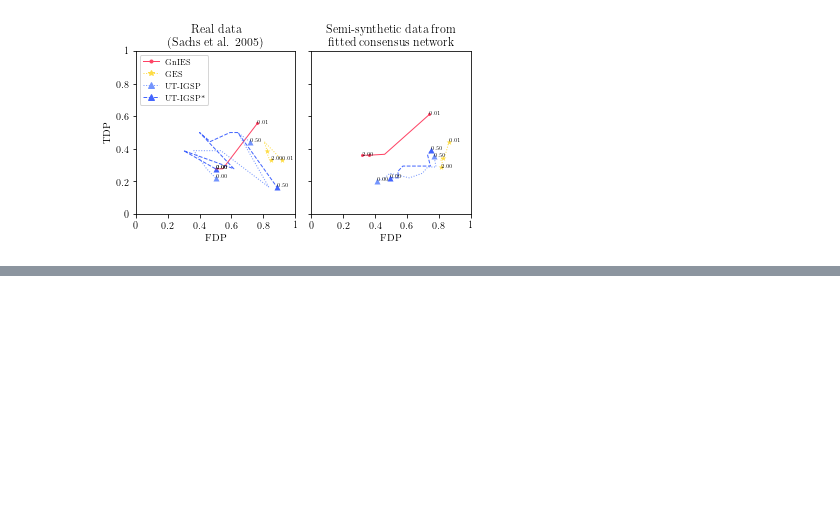
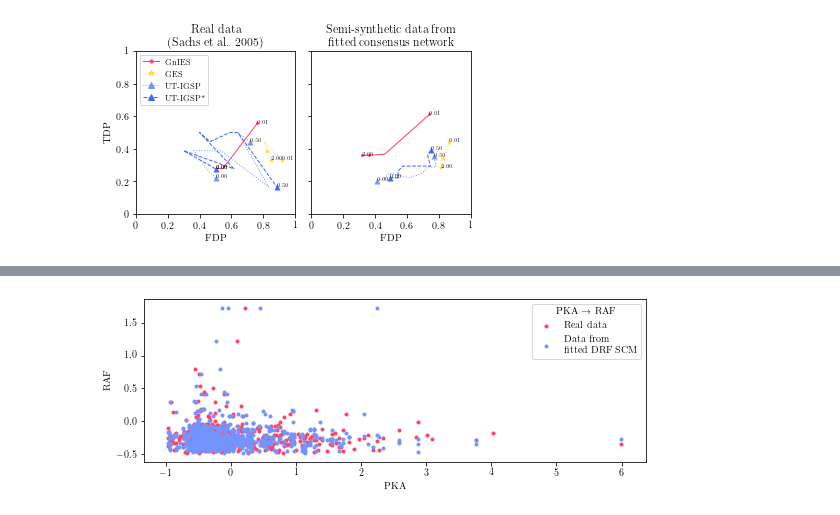
Before and after one commit to juangamella/gnies-paper, a Jupyter notebook: figures_sachs_experiments.ipynb, the cells around one changed output, grey strips where cells are left out. Cells and saved outputs as stored; diff of their text form; code cells hidden in the pictures; blank space fills up the shorter version.

```diff
--- a/figures_sachs_experiments.ipynb
+++ b/figures_sachs_experiments.ipynb
@@ -501,0 +537,20 @@ plt.savefig(filename, bbox_inches='tight')
+# %%
+k = 0
+node2idx = dict((n,i) for i,n in enumerate(sachs.node_names))
+x_node, y_node = 'PKA', 'RAF'
+#x_node, y_node = 'PIP3', 'PLcg'
+#x_node, y_node = 'PLcg', 'PIP2'
+#x_node, y_node = 'PKC', 'RAF'
+x,y = node2idx[x_node], node2idx[y_node]
+plt.figure(figsize=(9,3))
+ax = plt.gca()
+t = lambda x: x
+ax.scatter(real_data[k][:,x], t(real_data[k][:,y]), marker='.', color=colors[0], label=labels[0])
+ax.scatter(drf_data[k][:,x], t(drf_data[k][:,y]), marker='.', color=colors[4], label=labels[1])
+ax.set_xlabel(x_node)
+ax.set_ylabel(y_node)
+#ax.text(0.8,0.6, "%s $\\to$ %s" % (x_node, y_node), transform=ax.transAxes, ha='right', va='top', size=12)
+ax.legend(title="%s $\\to$ %s" % (x_node, y_node))
+plt.savefig("figures/%s_vs_%s.pdf" % (x_node, y_node),bbox_inches='tight')
+# %% [output]
+[figure, added]
```
Also changed, not shown: parts of 11 cells of this notebook.
